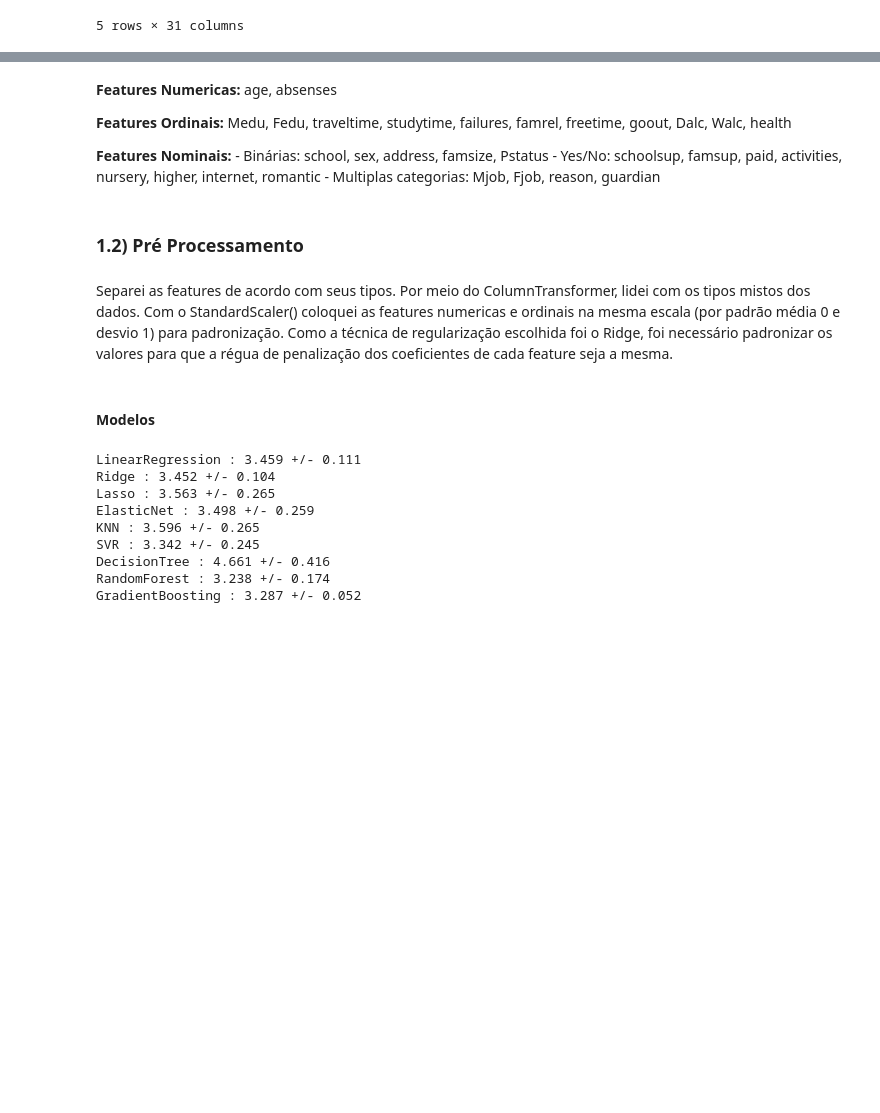
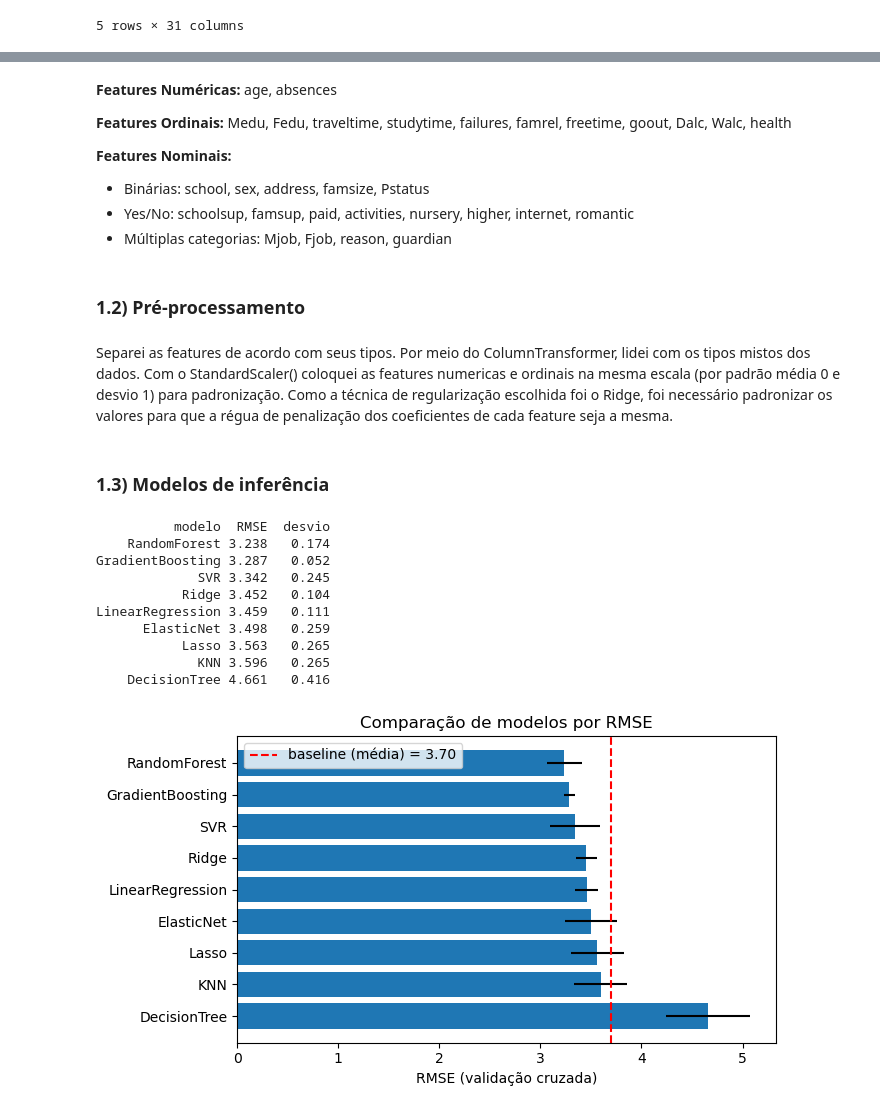
Before and after one commit to UFRJ-Analytica/ufrj-analytica-training, a Jupyter notebook: entregaveis/machine_learning/regressao/julia_vilela.ipynb, the cells around one changed output, grey strips where cells are left out. Cells and saved outputs as stored; diff of their text form; code cells hidden in the pictures; blank space fills up the shorter version.

```diff
--- a/entregaveis/machine_learning/regressao/julia_vilela.ipynb
+++ b/entregaveis/machine_learning/regressao/julia_vilela.ipynb
@@ -24,14 +106,14 @@ df_train.head()
 # %% [markdown]
-**Features Numericas:** age, absenses
+**Features Numéricas:** age, absences
 
 **Features Ordinais:** Medu, Fedu, traveltime, studytime, failures, famrel, freetime, goout, Dalc, Walc, health
 
 **Features Nominais:**
-    - Binárias: school, sex, address, famsize, Pstatus
-    - Yes/No: schoolsup, famsup, paid, activities, nursery, higher, internet, romantic
-    - Multiplas categorias: Mjob, Fjob, reason, guardian
+- Binárias: school, sex, address, famsize, Pstatus
+- Yes/No: schoolsup, famsup, paid, activities, nursery, higher, internet, romantic
+- Múltiplas categorias: Mjob, Fjob, reason, guardian
 # %% [markdown]
-### 1.2) Pré Processamento
+### 1.2) Pré-processamento
 # %%
 X = df_train.drop(columns = "score")
 y = df_train["score"]
@@ -53,7 +135,7 @@ pre = ColumnTransformer([
 Separei as features de acordo com seus tipos.
 Por meio do ColumnTransformer, lidei com os tipos mistos dos dados. Com o StandardScaler() coloquei as features numericas e ordinais na mesma escala (por padrão média 0 e desvio 1) para padronização. Como a técnica de regularização escolhida foi o Ridge, foi necessário padronizar os valores para que a régua de penalização dos coeficientes de cada feature seja a mesma.
 # %% [markdown]
-#### Modelos
+### 1.3) Modelos de inferência
 # %%
 modelos = {
     "LinearRegression": linear_model.LinearRegression(),
@@ -69,21 +151,29 @@ modelos = {
 # %%
 cv = KFold(n_splits=5, shuffle=True, random_state=42)
 
+resultados = []
 for nome, modelo in modelos.items():
-    pipe = Pipeline([
-        ("pre", pre),
-        ("modelo", modelo)
-    ])
-    rmse = -cross_val_score(pipe, X, y, cv=cv,
-                        scoring="neg_root_mean_squared_error")
-    print(nome, ":", rmse.mean().round(3), "+/-", rmse.std().round(3), )
+    pipe = Pipeline([("pre", pre), ("modelo", modelo)])
+    rmse = -cross_val_score(pipe, X, y, cv=cv, scoring="neg_root_mean_squared_error")
+    resultados.append({"modelo": nome, "RMSE": rmse.mean(), "desvio": rmse.std()})
+
+resultados = pd.DataFrame(resultados).sort_values("RMSE").reset_index(drop=True)
+print(resultados.round(3).to_string(index=False))
+
+plt.figure(figsize=(7,4))
+plt.barh(resultados["modelo"], resultados["RMSE"], xerr=resultados["desvio"])
+plt.axvline(y.std(), color="red", linestyle="--", label=f"baseline (média) = {y.std():.2f}")
+plt.gca().invert_yaxis(); plt.xlabel("RMSE (validação cruzada)"); plt.legend()
+plt.title("Comparação de modelos por RMSE"); plt.tight_layout(); plt.show()
 # %% [output]
-LinearRegression : 3.459 +/- 0.111
-Ridge : 3.452 +/- 0.104
-Lasso : 3.563 +/- 0.265
-ElasticNet : 3.498 +/- 0.259
-KNN : 3.596 +/- 0.265
-SVR : 3.342 +/- 0.245
-DecisionTree : 4.661 +/- 0.416
-RandomForest : 3.238 +/- 0.174
-GradientBoosting : 3.287 +/- 0.052
+          modelo  RMSE  desvio
+    RandomForest 3.238   0.174
+GradientBoosting 3.287   0.052
+             SVR 3.342   0.245
+           Ridge 3.452   0.104
+LinearRegression 3.459   0.111
+      ElasticNet 3.498   0.259
+           Lasso 3.563   0.265
+             KNN 3.596   0.265
+    DecisionTree 4.661   0.416
+[figure, added]
```
Also changed, not shown: parts of 17 cells of this notebook.
